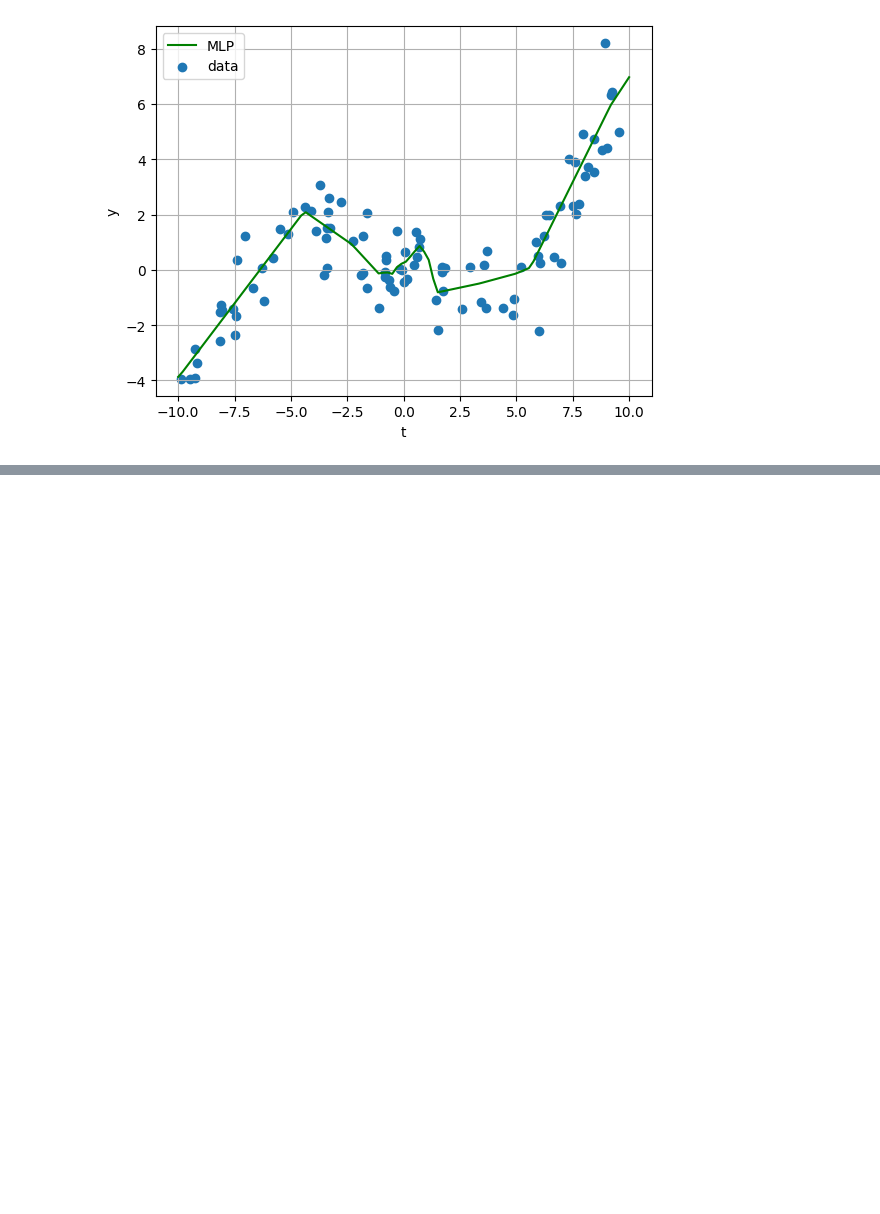
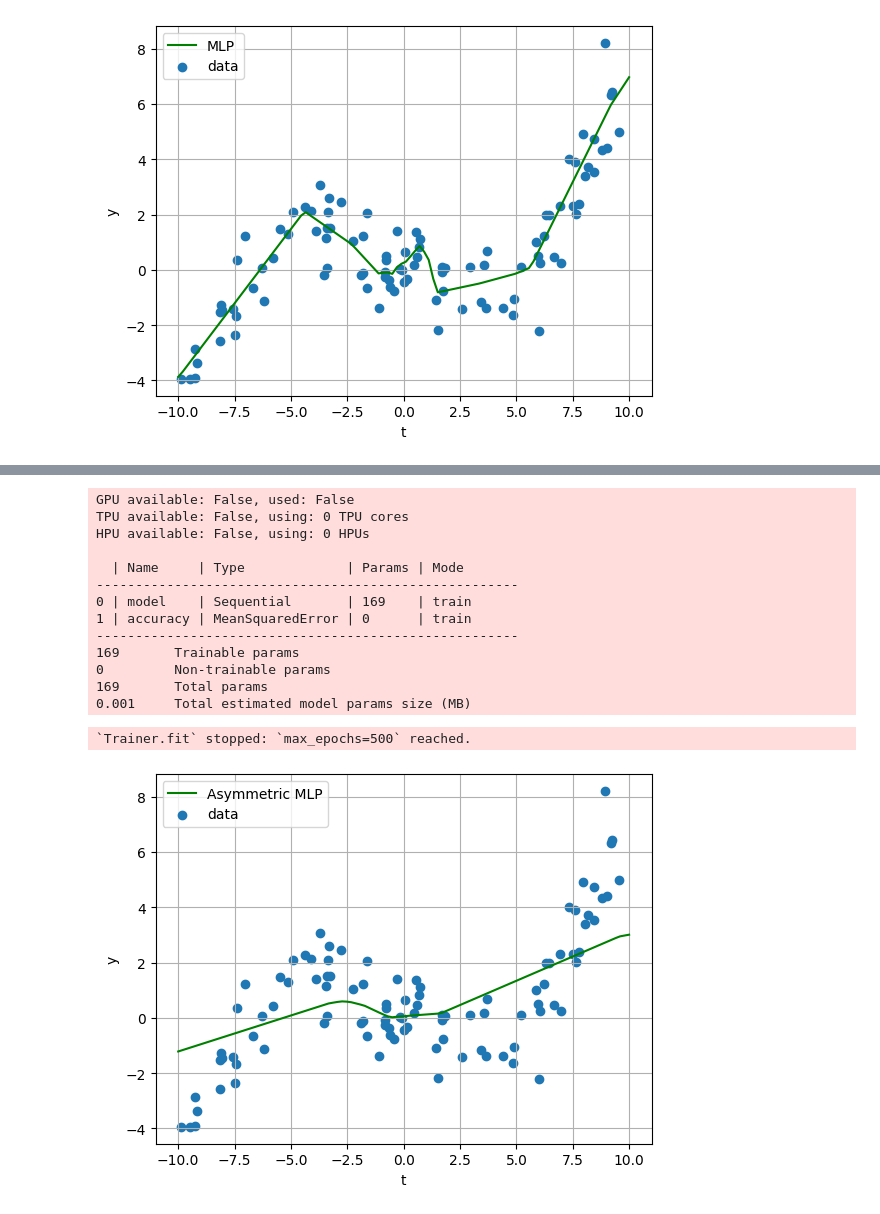
Before and after one commit to kushasareen/asymmetric_mlp, a Jupyter notebook: playground.ipynb, the cells around one changed output, grey strips where cells are left out. Cells and saved outputs as stored; diff of their text form; code cells hidden in the pictures; blank space fills up the shorter version.

```diff
--- a/playground.ipynb
+++ b/playground.ipynb
@@ -248,0 +252,20 @@ show_preds(f_asym_mlp, 'MLP', nonlinear_data)
+# %%
+trainer = pl.Trainer(max_epochs=500)
+trainer.fit(f_asym_mlp, nonlinear_loader, valid_nonlinear_loader)
+show_preds(f_asym_mlp, 'Asymmetric MLP', nonlinear_data)
+# %% [output]
+GPU available: False, used: False
+TPU available: False, using: 0 TPU cores
+HPU available: False, using: 0 HPUs
+
+  | Name     | Type             | Params | Mode
+------------------------------------------------------
+0 | model    | Sequential       | 169    | train
+1 | accuracy | MeanSquaredError | 0      | train
+------------------------------------------------------
+169       Trainable params
+0         Non-trainable params
+169       Total params
+0.001     Total estimated model params size (MB)
+`Trainer.fit` stopped: `max_epochs=500` reached.
+[figure, added]
```
Also changed, not shown: parts of 2 cells of this notebook.
